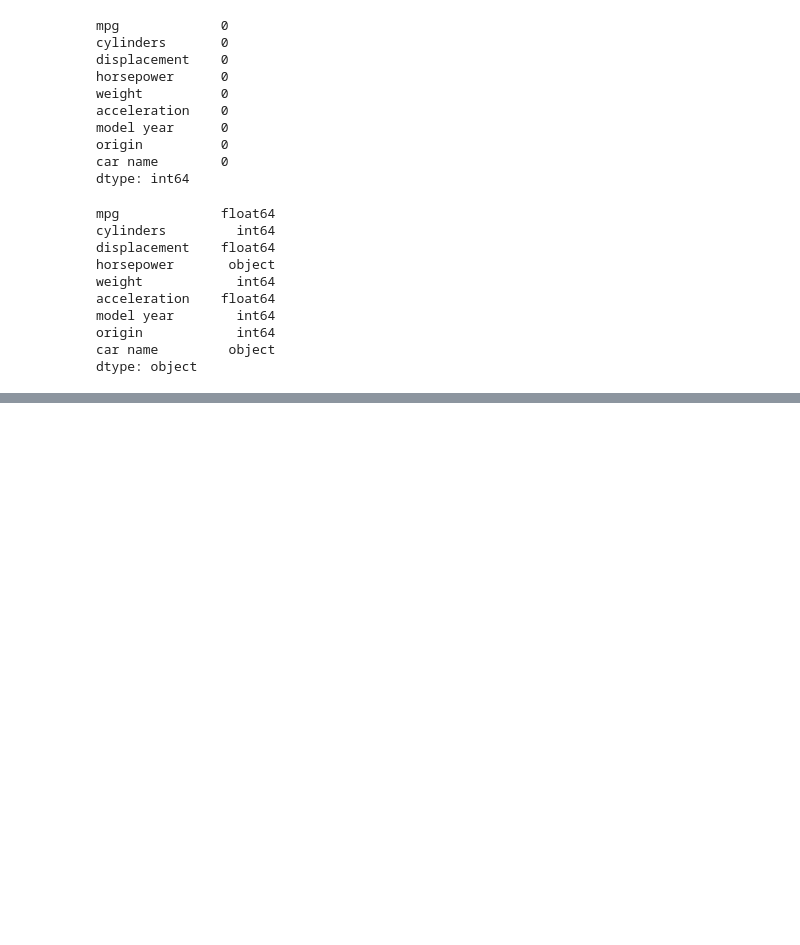
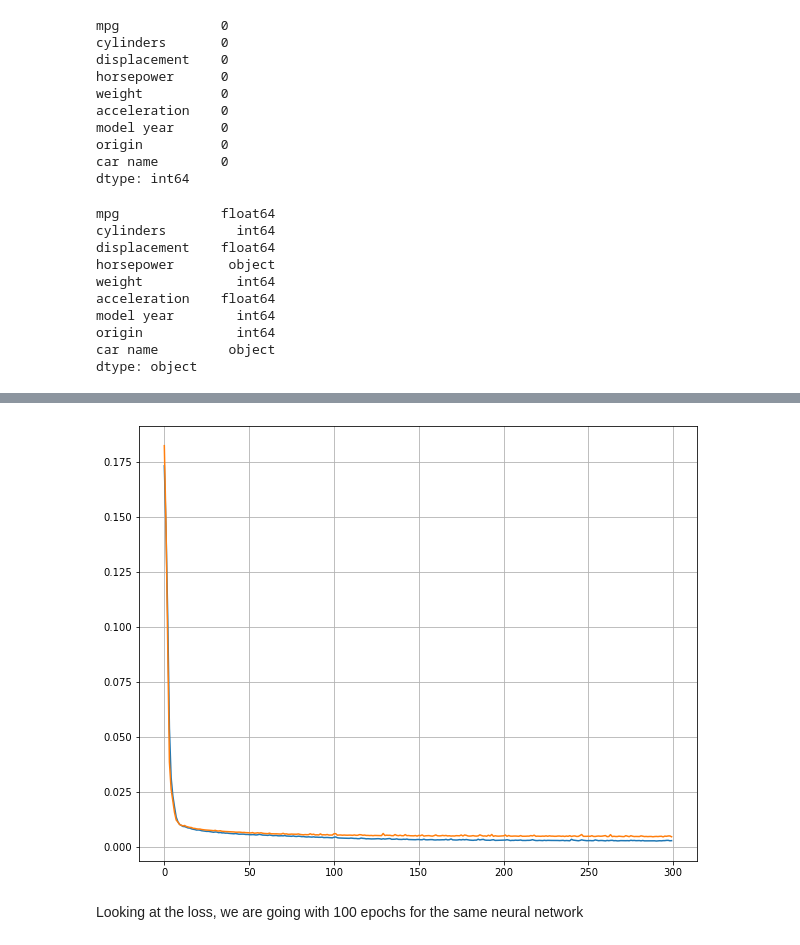
Before and after one commit to singhaditya8499/Machine-Learning, a Jupyter notebook: datasets/Auto_MPG/src/basic_nn.ipynb, the cells around one changed output, grey strips where cells are left out. Drawn from its saved outputs; the diff is of its cells as text; code cells hidden in the pictures; blank space fills up the shorter version.

```diff
--- a/datasets/Auto_MPG/src/basic_nn.ipynb
+++ b/datasets/Auto_MPG/src/basic_nn.ipynb
@@ -73,0 +123,2 @@ data.describe().T
+# %%
+X_train, X_test, y_train, y_test = train_test_split(X, y, test_size=0.2, random_state=37)
@@ -73,0 +133,15 @@ data.describe().T
+# %%
+def getModel(hiddenLayers=None):
+    model = Sequential()
+    model.add(Dense(7, activation='relu', input_shape=(X_train.shape[1],)))
+    model.add(Dense(32, activation='relu'))
+    model.add(Dense(16, activation='relu'))
+    model.add(Dense(8, activation='relu'))
+    model.add(Dense(4, activation='relu'))
+    model.add(Dense(2, activation='relu'))
+    model.add(Dense(1, activation='relu'))
+    model.compile(optimizer='adam', loss='mean_squared_error')
+    return model
+# %%
+model = getModel()
+model.summary()
@@ -73,0 +166,2 @@ data.describe().T
+# %%
+history = model.fit(X_train, y_train, epochs=300, batch_size=16, validation_split=0.2)
@@ -73,0 +186,9 @@ data.describe().T
+# %%
+plt.figure(figsize = (10,8))
+plt.plot(history.history['loss'])
+plt.plot(history.history['val_loss'])
+plt.grid()
+# %% [output]
+[figure, added]
+# %% [markdown]
+Looking at the loss, we are going with 100 epochs for the same neural network
```
Also changed, not shown: parts of 25 cells of this notebook.
